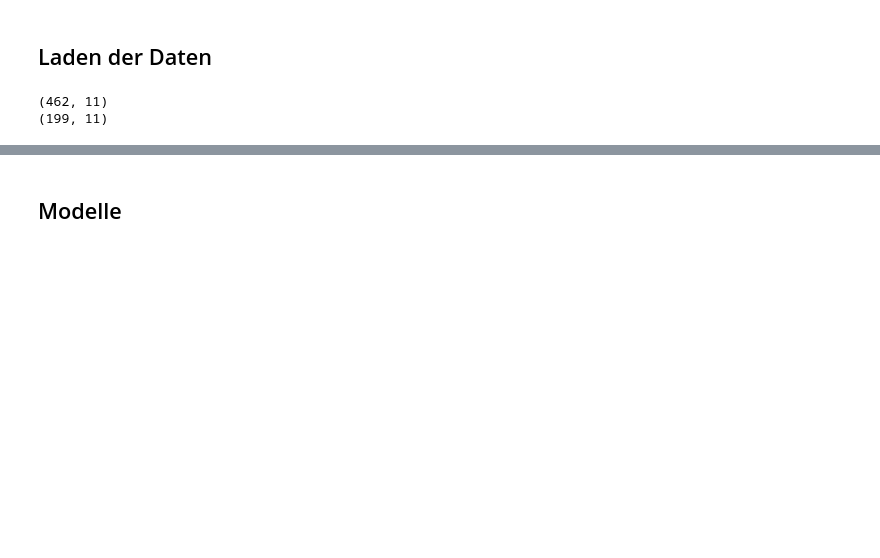
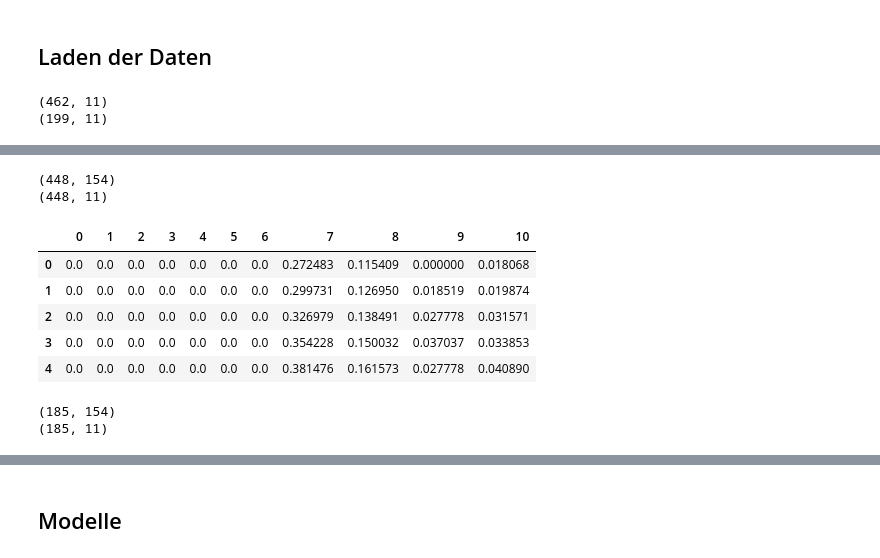
Before and after one commit to maggi71/ml-corona, a Jupyter notebook: models/neural_network.ipynb, the cells around one changed output, grey strips where cells are left out. Drawn from its saved outputs; the diff is of its cells as text; code cells hidden in the pictures; blank space fills up the shorter version.

```diff
--- a/models/neural_network.ipynb
+++ b/models/neural_network.ipynb
@@ -73,13 +77,14 @@ print(test.shape)
 (199, 11)
 # %%
 # Scale the datasets using RobutScaler (as this scaler scales the data according to the quantile range (default: Inter Quartile Range IQR))
-scaler = RobustScaler()
+# TODO: select good scaler
+scaler = MinMaxScaler()
 train_scaled = scaler.fit_transform(train)
 test_scaled = scaler.fit_transform(test)
 # %%
 # Transform the data into sequences
-train_transformed = transform_to_sequences(train_scaled, 30, 1)
-test_transformed = transform_to_sequences(test_scaled, 30, 1)
+train_transformed = transform_to_sequences(train_scaled, 14, 1)
+test_transformed = transform_to_sequences(test_scaled, 14, 1)
 # %%
 # Verify the shapes of train_transformed and test_transformed
 print(train_transformed.shape)
@@ -89,0 +95,21 @@ print(test_transformed.shape)
+# %%
+# Split data in input X and output y
+n_input_timestamps = 14
+n_features_per_timestamp = 11
+n_input_features = n_input_timestamps * n_features_per_timestamp
+# %%
+X_train, y_train = train_transformed.values[:, :n_input_features], train_transformed.values[:, n_input_features:]
+print(X_train.shape)
+print(y_train.shape)
+# %% [output]
+(448, 154)
+(448, 11)
+# %%
+pd.DataFrame(y_train).head()
+# %% [output]
+|  | 0 | 1 | 2 | 3 | 4 | 5 | 6 | 7 | 8 | 9 | 10 |
+| 0 | 0.0 | 0.0 | 0.0 | 0.0 | 0.0 | 0.0 | 0.0 | 0.272483 | 0.115409 | 0.000000 | 0.018068 |
+| 1 | 0.0 | 0.0 | 0.0 | 0.0 | 0.0 | 0.0 | 0.0 | 0.299731 | 0.126950 | 0.018519 | 0.019874 |
+| 2 | 0.0 | 0.0 | 0.0 | 0.0 | 0.0 | 0.0 | 0.0 | 0.326979 | 0.138491 | 0.027778 | 0.031571 |
+| 3 | 0.0 | 0.0 | 0.0 | 0.0 | 0.0 | 0.0 | 0.0 | 0.354228 | 0.150032 | 0.037037 | 0.033853 |
+| 4 | 0.0 | 0.0 | 0.0 | 0.0 | 0.0 | 0.0 | 0.0 | 0.381476 | 0.161573 | 0.027778 | 0.040890 |
@@ -89,0 +119,7 @@ print(test_transformed.shape)
+# %%
+X_test, y_test = test_transformed.values[:, :n_input_features], test_transformed.values[:, n_input_features:]
+print(X_test.shape)
+print(y_test.shape)
+# %% [output]
+(185, 154)
+(185, 11)
```
Also changed, not shown: parts of 15 cells of this notebook.
